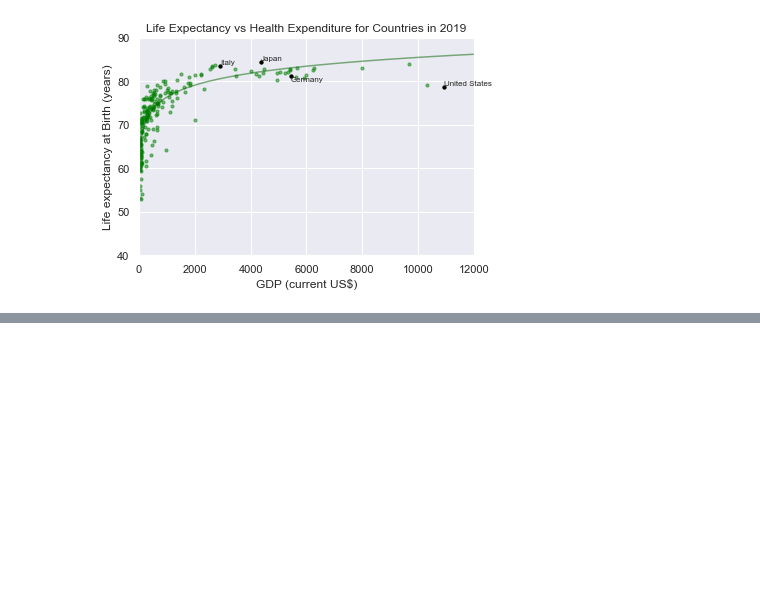
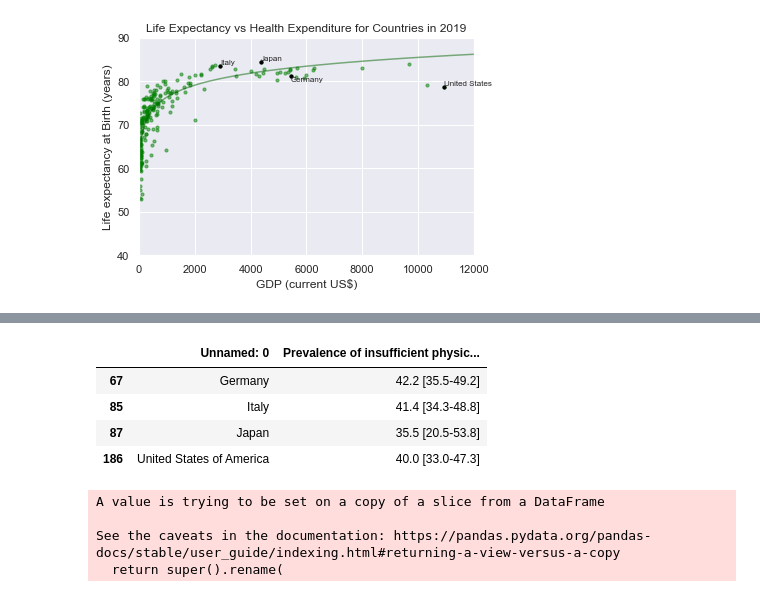
Before and after one commit to Davide011/social_data_project, a Jupyter notebook: life_ex.ipynb, the cells around one changed output, grey strips where cells are left out. Saved outputs shown, nothing was run; the diff lists cells and outputs as text; code cells hidden in the pictures; blank space fills up the shorter version.

```diff
--- a/life_ex.ipynb
+++ b/life_ex.ipynb
@@ -159,0 +173,18 @@ plt.show()
+# %%
+# Only include columns Unnamed: 0 and Prevalence of insufficient physical activity among adults aged 18+ years (age-standardized estimate) (%)
+physical_activity = physical_activity[['Unnamed: 0', 'Prevalence of insufficient physical activity among adults aged 18+ years (age-standardized estimate) (%)']]
+physical_activity
+# %% [output]
+|  | Unnamed: 0 | Prevalence of insufficient physic... |
+| 67 | Germany | 42.2 [35.5-49.2] |
+| 85 | Italy | 41.4 [34.3-48.8] |
+| 87 | Japan | 35.5 [20.5-53.8] |
+| 186 | United States of America | 40.0 [33.0-47.3] |
+# %%
+# rename columns to Country Name
+physical_activity.rename(columns={'Unnamed: 0': 'Country Name', 'Prevalence of insufficient physical activity among adults aged 18+ years (age-standardized estimate) (%)': 'Prevalence of Insufficient Physical Activity for 18+ Years Adults (age-standardized estimate)'}, inplace=True)
+# %% [output]
+A value is trying to be set on a copy of a slice from a DataFrame
+
+See the caveats in the documentation: https://pandas.pydata.org/pandas-docs/stable/user_guide/indexing.html#returning-a-view-versus-a-copy
+  return super().rename(
```
Also changed, not shown: parts of 9 cells of this notebook, 4 other files.
